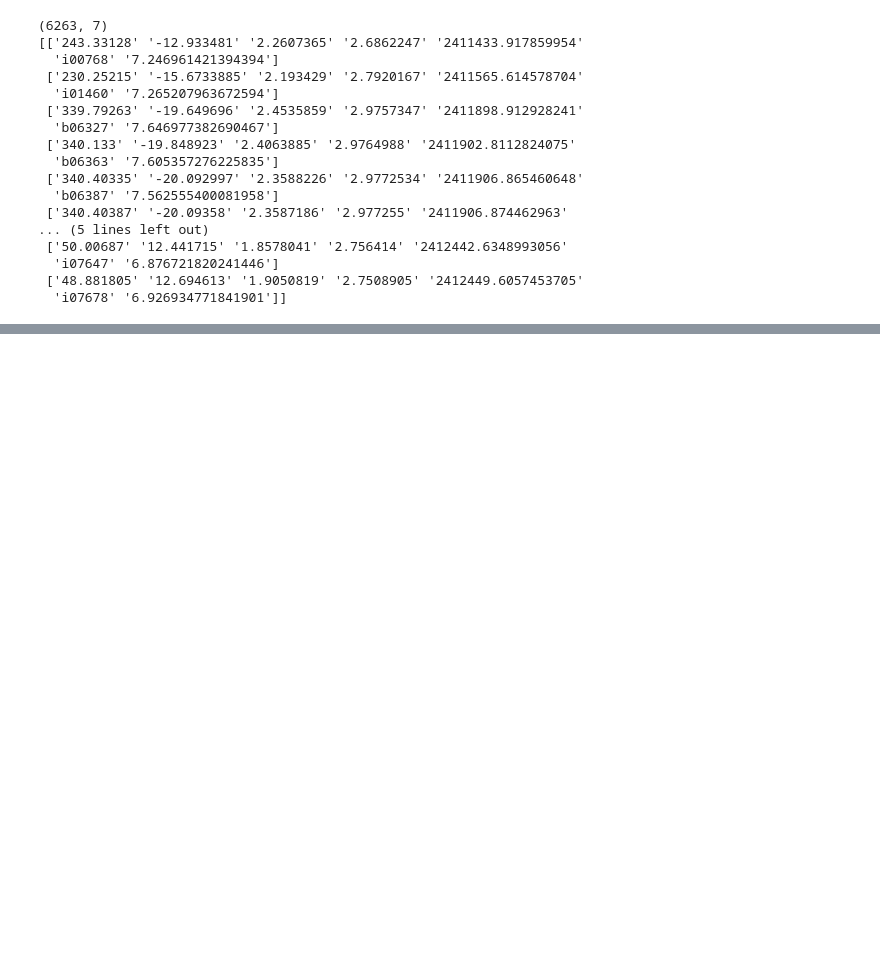
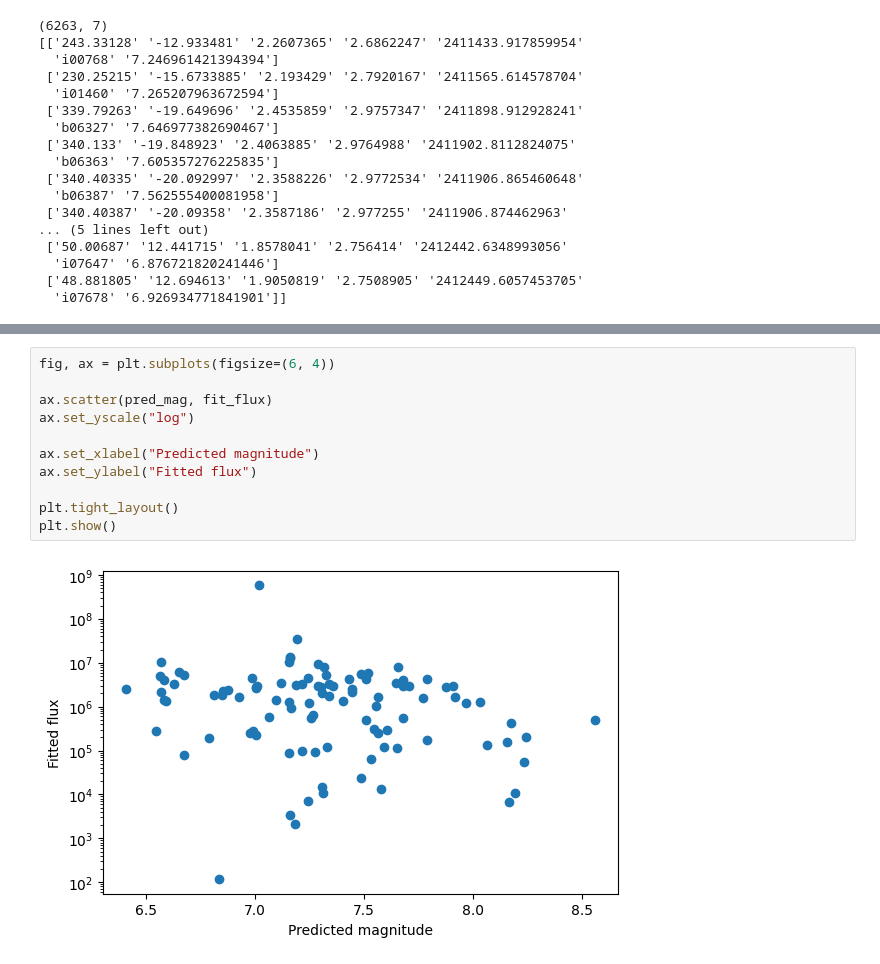
Before and after one commit to IgnacioMPineda/Astrometric-Coordinates-of-Bright-Asteroids-over-the-Epoch-of-the-DASCH-Photometric-Plates, a Jupyter notebook: End_to_End_Fitting_Attempt.ipynb, the cells around one changed output, grey strips where cells are left out. Drawn from its saved outputs; the diff is of its cells as text; blank space fills up the shorter version.

```diff
--- a/End_to_End_Fitting_Attempt.ipynb
+++ b/End_to_End_Fitting_Attempt.ipynb
@@ -156,0 +309,13 @@ for i in range(1): #loop over the images, plot and fit them!
+# %%
+fig, ax = plt.subplots(figsize=(6, 4))
+
+ax.scatter(pred_mag, fit_flux)
+ax.set_yscale("log")
+
+ax.set_xlabel("Predicted magnitude")
+ax.set_ylabel("Fitted flux")
+
+plt.tight_layout()
+plt.show()
+# %% [output]
+[figure, added]
```
Also changed, not shown: parts of 7 cells of this notebook.
